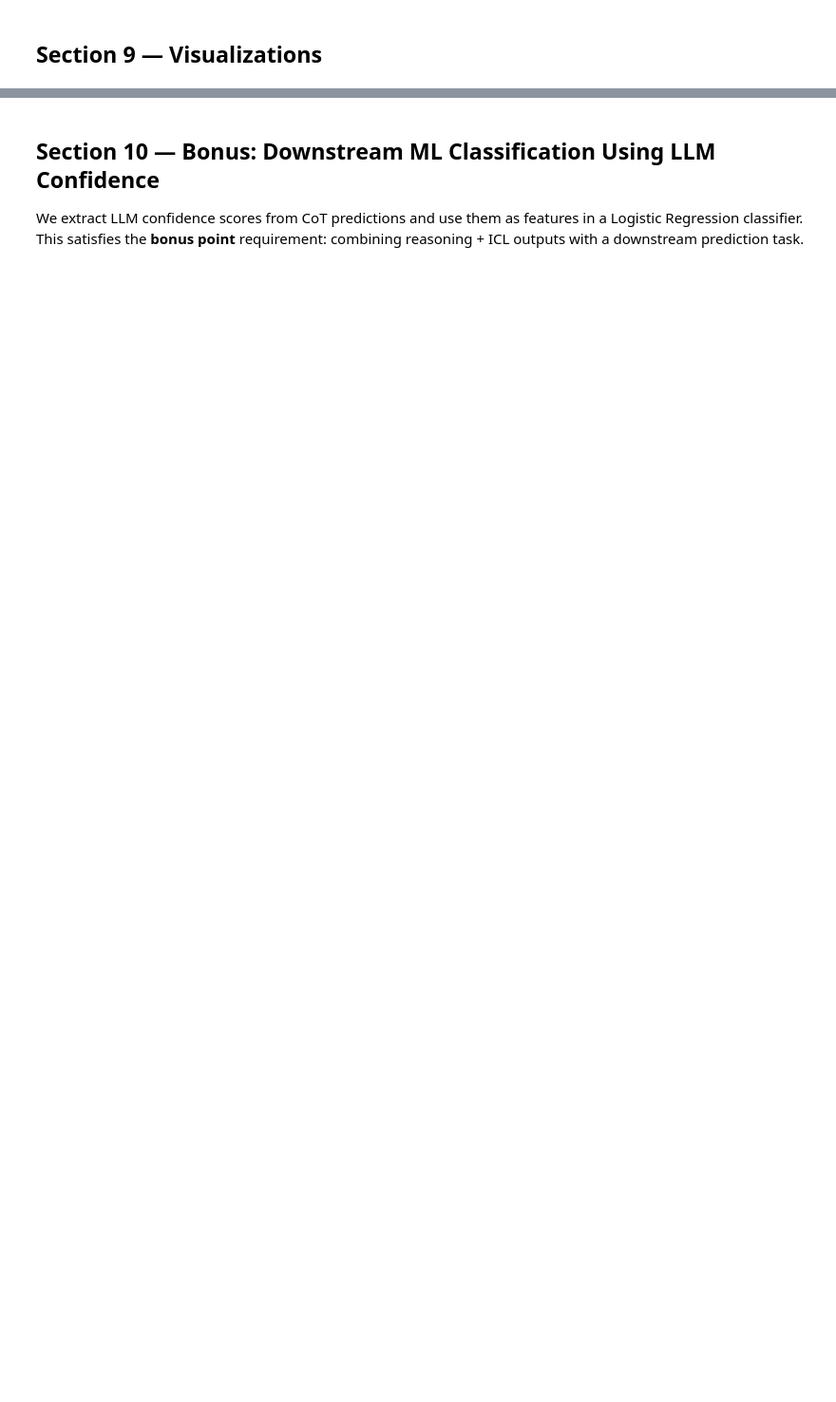
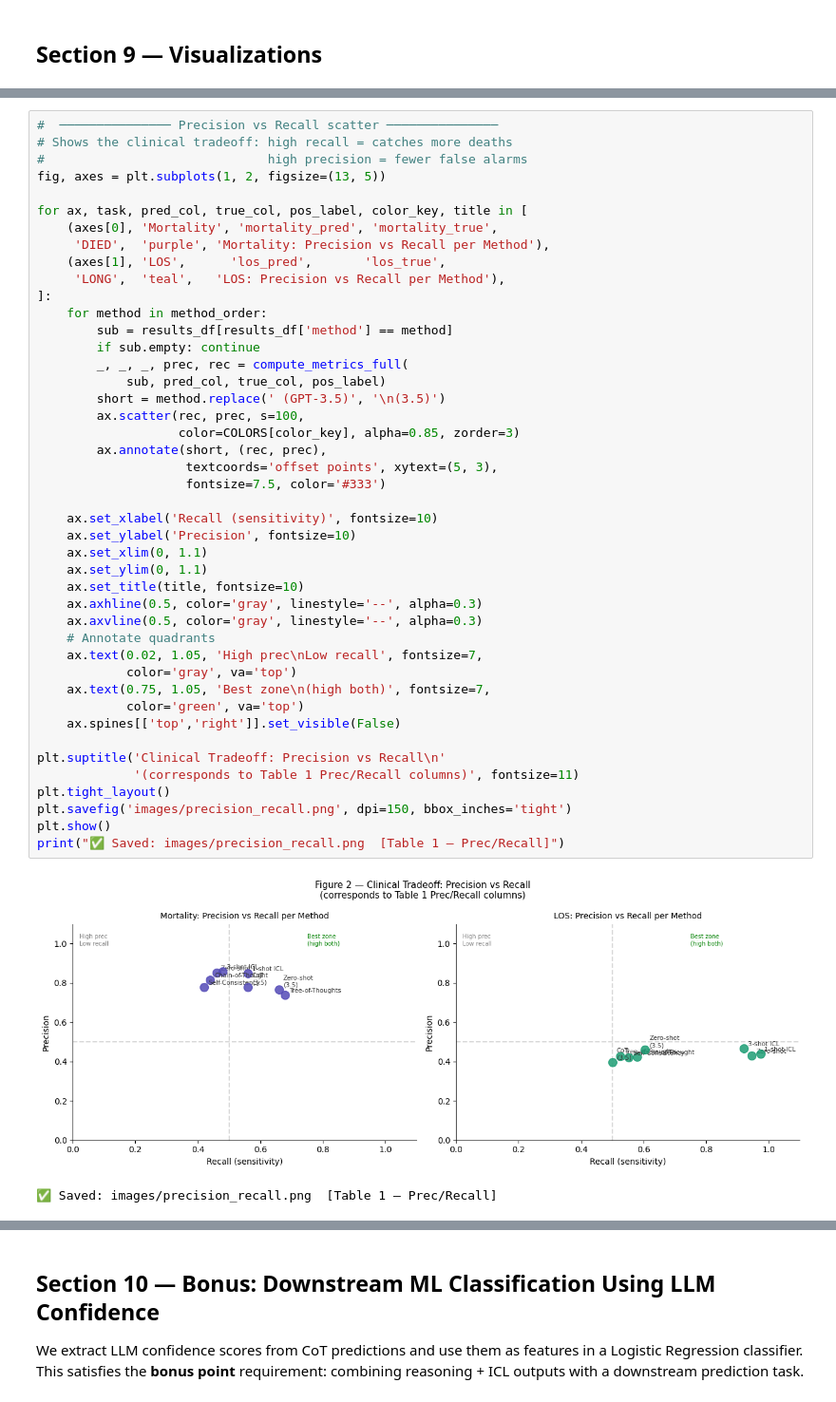
Before and after one commit to sritama/ai-in-healthcare, a Jupyter notebook: mimic_llm/mimic_llm_with_mimic_III_dataset.ipynb, the cells around one changed output, grey strips where cells are left out. Shown at 95% size. Cells and saved outputs as stored; diff of their text form; blank space fills up the shorter version.

```diff
--- a/mimic_llm/mimic_llm_with_mimic_III_dataset.ipynb
+++ b/mimic_llm/mimic_llm_with_mimic_III_dataset.ipynb
@@ -1974,0 +1648,47 @@ Saved: images/fig1_accuracy_by_method.png
+# %%
+#  ─────────────── Precision vs Recall scatter ───────────────
+# Shows the clinical tradeoff: high recall = catches more deaths
+#                              high precision = fewer false alarms
+fig, axes = plt.subplots(1, 2, figsize=(13, 5))
+
+for ax, task, pred_col, true_col, pos_label, color_key, title in [
+    (axes[0], 'Mortality', 'mortality_pred', 'mortality_true',
+     'DIED',  'purple', 'Mortality: Precision vs Recall per Method'),
+    (axes[1], 'LOS',      'los_pred',       'los_true',
+     'LONG',  'teal',   'LOS: Precision vs Recall per Method'),
+]:
+    for method in method_order:
+        sub = results_df[results_df['method'] == method]
+        if sub.empty: continue
+        _, _, _, prec, rec = compute_metrics_full(
+            sub, pred_col, true_col, pos_label)
+        short = method.replace(' (GPT-3.5)', '\n(3.5)')
+        ax.scatter(rec, prec, s=100,
+                   color=COLORS[color_key], alpha=0.85, zorder=3)
+        ax.annotate(short, (rec, prec),
+                    textcoords='offset points', xytext=(5, 3),
+                    fontsize=7.5, color='#333')
+
+    ax.set_xlabel('Recall (sensitivity)', fontsize=10)
+    ax.set_ylabel('Precision', fontsize=10)
+    ax.set_xlim(0, 1.1)
+    ax.set_ylim(0, 1.1)
+    ax.set_title(title, fontsize=10)
+    ax.axhline(0.5, color='gray', linestyle='--', alpha=0.3)
+    ax.axvline(0.5, color='gray', linestyle='--', alpha=0.3)
+    # Annotate quadrants
+    ax.text(0.02, 1.05, 'High prec\nLow recall', fontsize=7,
+            color='gray', va='top')
+    ax.text(0.75, 1.05, 'Best zone\n(high both)', fontsize=7,
+            color='green', va='top')
+    ax.spines[['top','right']].set_visible(False)
+
+plt.suptitle('Clinical Tradeoff: Precision vs Recall\n'
+             '(corresponds to Table 1 Prec/Recall columns)', fontsize=11)
+plt.tight_layout()
+plt.savefig('images/precision_recall.png', dpi=150, bbox_inches='tight')
+plt.show()
+print("✅ Saved: images/precision_recall.png  [Table 1 — Prec/Recall]")
+# %% [output]
+[figure, added]
+✅ Saved: images/precision_recall.png  [Table 1 — Prec/Recall]
```
Also changed, not shown: parts of 50 cells of this notebook, 20 other files.
